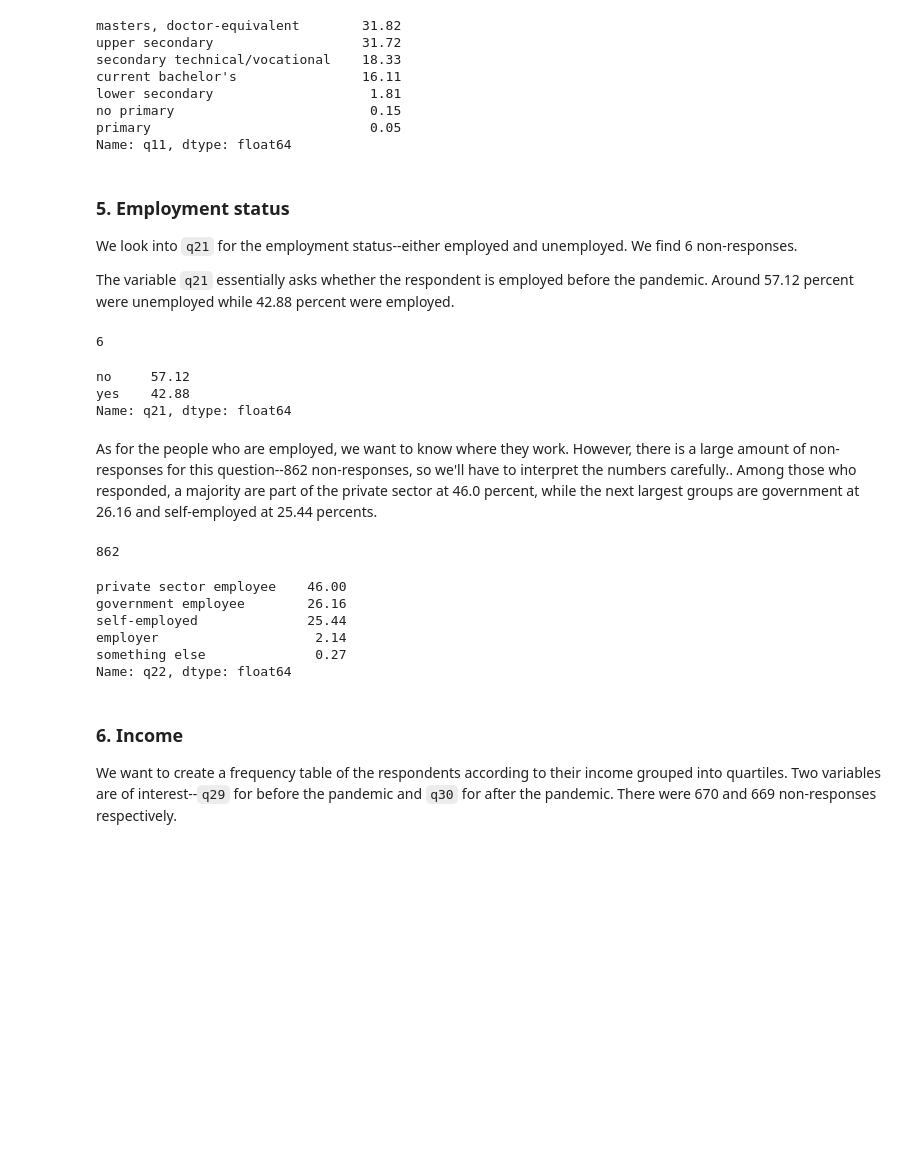
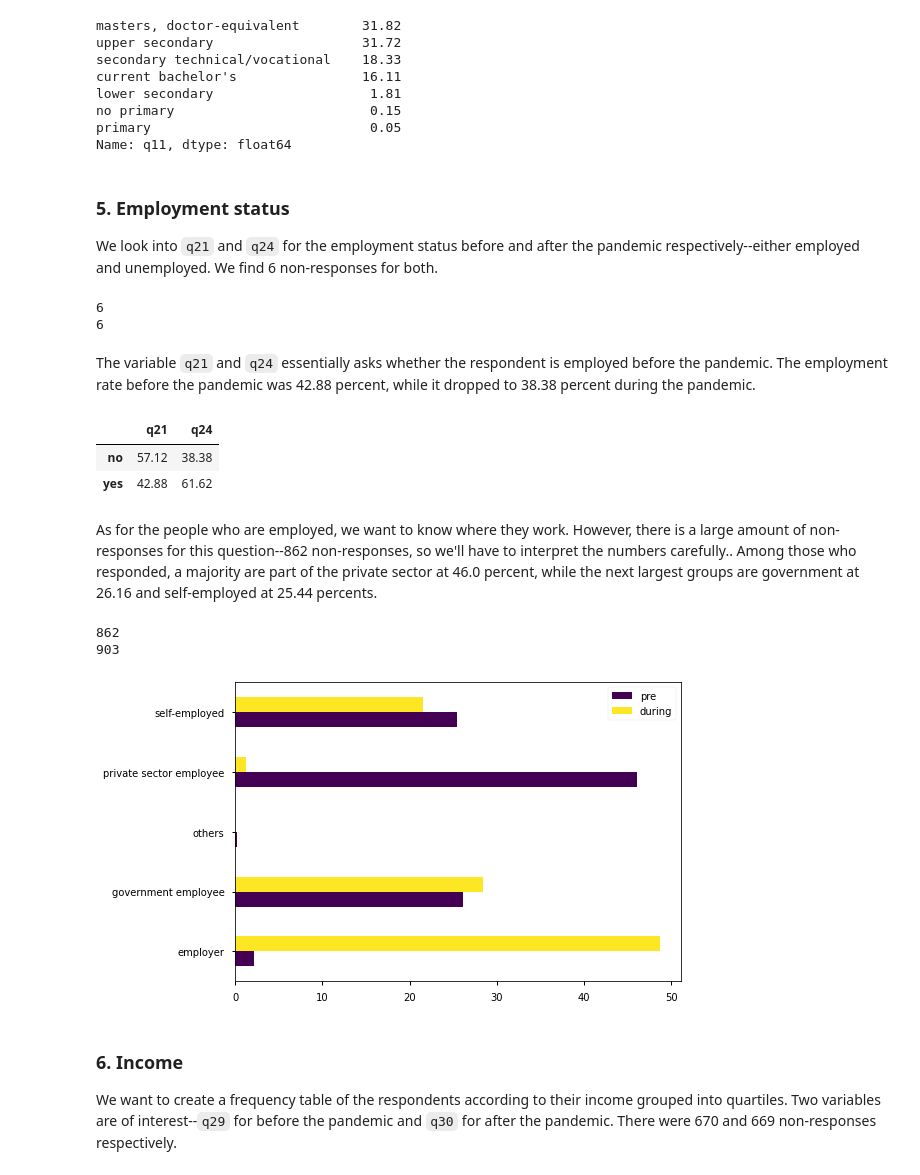
Before and after one commit to efvaldez1/datascienceproject-group5, a Jupyter notebook: Profiling.ipynb, the cells around one changed output. Saved outputs shown, nothing was run; the diff lists cells and outputs as text; code cells hidden in the pictures; blank space fills up the shorter version.

```diff
--- a/Profiling.ipynb
+++ b/Profiling.ipynb
@@ -193,41 +189,54 @@ Name: q11, dtype: float64
 # %% [markdown]
 ### 5. Employment status
 
-We look into `q21` for the employment status--either employed and unemployed. We find 6 non-responses.
-
-The variable `q21` essentially asks whether the respondent is employed before the pandemic. Around 57.12 percent were unemployed while 42.88 percent were employed.
+We look into `q21` and `q24` for the employment status before and after the pandemic respectively--either employed and unemployed. We find 6 non-responses for both.
 # %%
-count_non_response(df.q21)
+for col in ["q21", "q24"]:
+    print(count_non_response(df[col]))
 # %% [output]
 6
+6
+# %% [markdown]
+The variable `q21` and `q24` essentially asks whether the respondent is employed before the pandemic. The employment rate before the pandemic was 42.88 percent, while it dropped to 38.38 percent during the pandemic.
 # %%
-mapped_value_counts(df.q21.apply(lambda x:np.NaN if x < 0 else x), {0:"yes", 1:"no"}).round(4) * 100
+# Get pre and during employment
+employment_pre = mapped_value_counts(df.q21.apply(lambda x:np.NaN if x < 0 else x), {0:"yes", 1:"no"}).round(4) * 100
+employment_during = mapped_value_counts(df.q24.apply(lambda x:np.NaN if x < 0 else x), {0:"yes", 1:"no"}).round(4) * 100
+
+# Concatenate the two series into one DataFrame
+employment = pd.concat([employment_pre, employment_during], axis=1)
+
+# Compare employment rates pre- and during pandemic
+(employment / employment.sum() * 100).round(2)
 # %% [output]
-no     57.12
-yes    42.88
-Name: q21, dtype: float64
+|  | q21 | q24 |
+| no | 57.12 | 38.38 |
+| yes | 42.88 | 61.62 |
 # %% [markdown]
 As for the people who are employed, we want to know where they work. However, there is a large amount of non-responses for this question--862 non-responses, so we'll have to interpret the numbers carefully.. Among those who responded, a majority are part of the private sector at 46.0 percent, while the next largest groups are government at 26.16 and self-employed at 25.44 percents.
 # %%
-count_non_response(df.q22)
+for col in ["q22", "q23"]:
+    print(count_non_response(df[col]))
 # %% [output]
 862
+903
 # %%
-q22_conversion = {1: "government employee",
+q22_q23_conversion = {1: "government employee",
                   2: "private sector employee",
                   3: "self-employed",
                   4: "employer",
-                  96: "something else"}
+                  96: "others"}
 
-industry = df.q22.apply(lambda x:np.NaN if x < 0 else x)
-mapped_value_counts(industry, q22_conversion).round(4) * 100
+industry_q22 = df.q22.apply(lambda x:np.NaN if x < 0 else x)
+industry_pre = mapped_value_counts(industry_q22, q22_q23_conversion).round(4) * 100
+
+industry_q23 = df.q23.apply(lambda x:np.NaN if x < 0 else x)
+industry_during = mapped_value_counts(industry_q23, q22_q23_conversion).round(4) * 100
+
+pd.DataFrame({'pre': industry_pre,'during':industry_during}).plot(kind="barh", colormap="viridis")
+plt.show()
 # %% [output]
-private sector employee    46.00
-government employee        26.16
-self-employed              25.44
-employer                    2.14
-something else              0.27
-Name: q22, dtype: float64
+[figure, added]
 # %% [markdown]
 ### 6. Income
 
```
Also changed, not shown: parts of 18 cells of this notebook.
